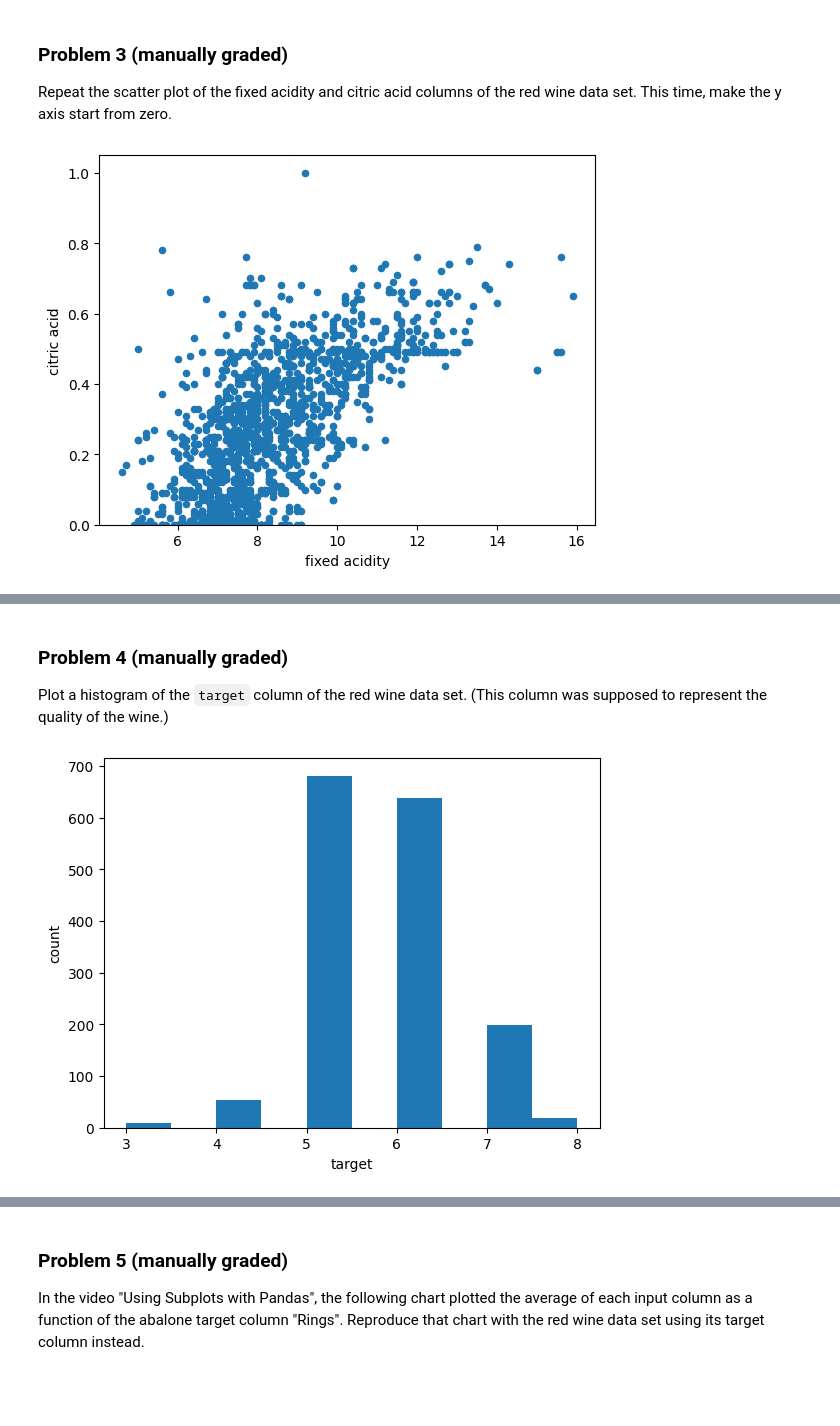
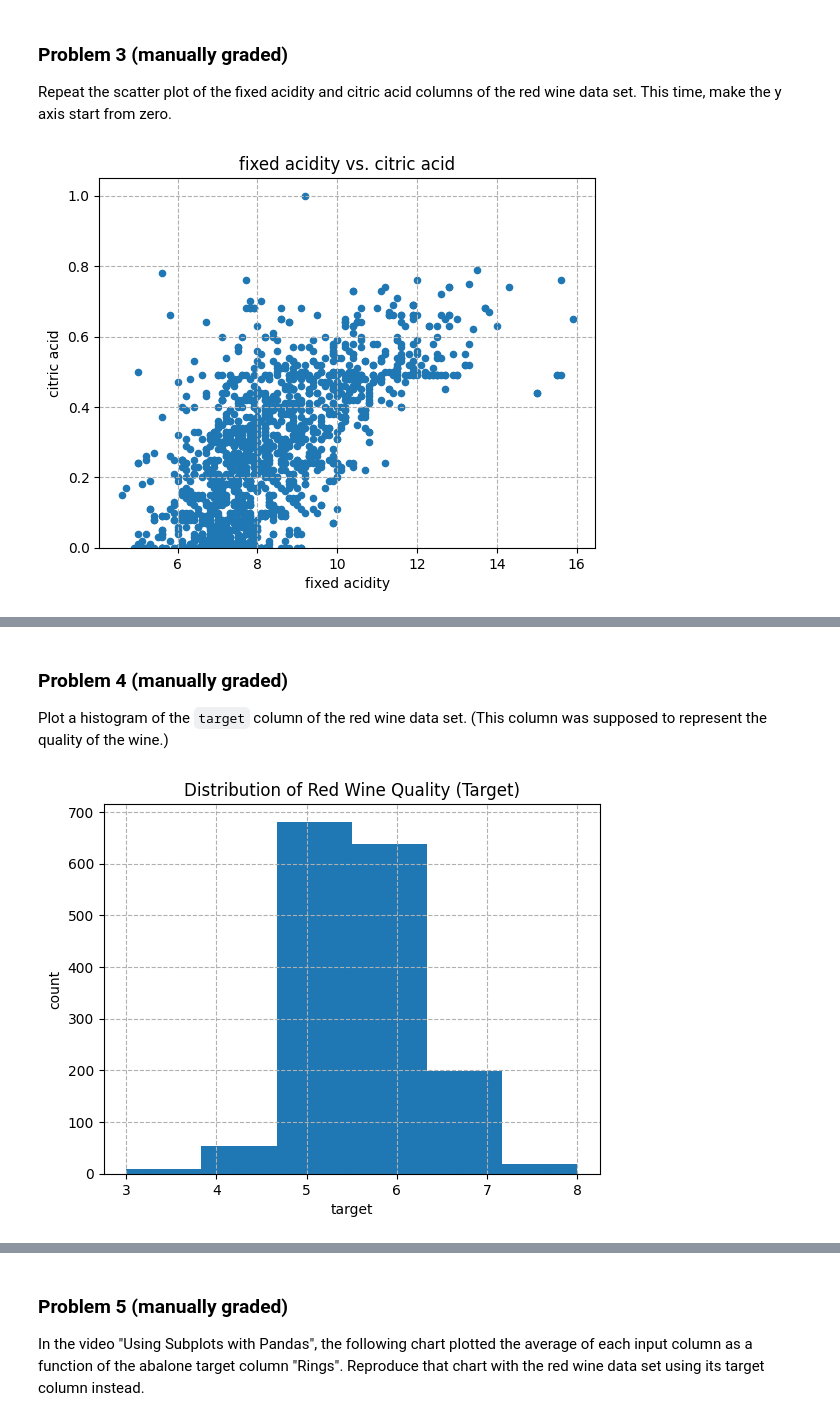
Before and after one commit to RajuNatesanBU/25fallcdsdx602_o1, a Jupyter notebook: dx602-homework-10/homework.ipynb, the cells around one changed output, grey strips where cells are left out. Saved outputs shown, nothing was run; the diff lists cells and outputs as text; code cells hidden in the pictures; blank space fills up the shorter version.

```diff
--- a/dx602-homework-10/homework.ipynb
+++ b/dx602-homework-10/homework.ipynb
@@ -73,11 +85,15 @@ This time, make the y axis start from zero.
 # %%
 # YOUR CHANGES HERE
 
 ax = red_wine.plot.scatter("fixed acidity", "citric acid")
+ax.set_title('fixed acidity vs. citric acid')
+ax.set_xlabel('fixed acidity')
+ax.set_ylabel('citric acid')
+ax.grid(True, linestyle='--')
 ax.set_ylim(bottom=0)
 None
 # %% [output]
-[figure, old version]
+[figure, new version]
 # %% [markdown]
 <div style="page-break-after: always;"></div>
 # %% [markdown]
@@ -88,12 +104,14 @@ Plot a histogram of the `target` column of the red wine data set.
 # %%
 # YOUR CHANGES HERE
 
-ax = red_wine["target"].plot.hist()
+ax = red_wine["target"].plot.hist(bins=len(red_wine["target"].unique()))
+ax.grid(True, linestyle='--')
 ax.set_xlabel("target")
 ax.set_ylabel("count")
+ax.set_title('Distribution of Red Wine Quality (Target)')
 None
 # %% [output]
-[figure, old version]
+[figure, new version]
 # %% [markdown]
 <div style="page-break-after: always;"></div>
 # %% [markdown]
```
Also changed, not shown: parts of 11 cells of this notebook.
